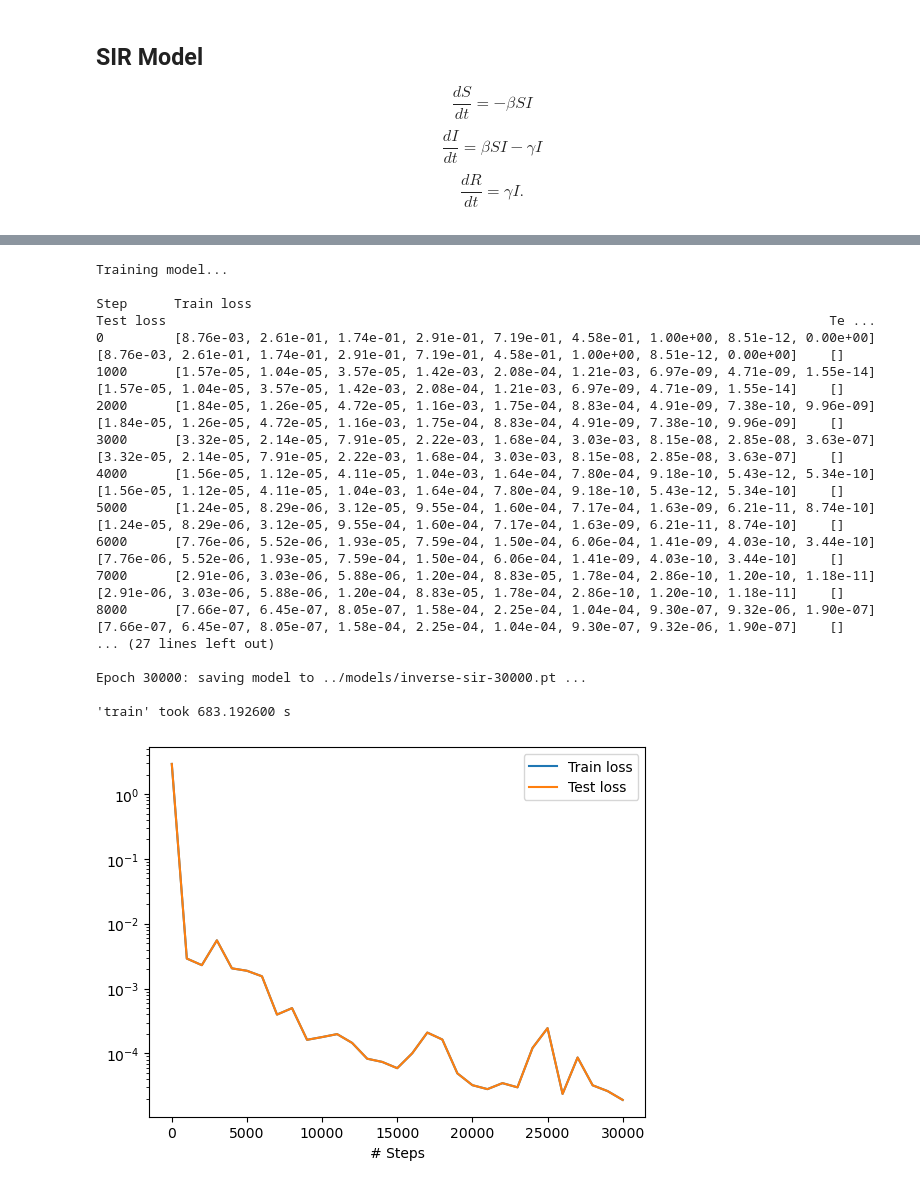
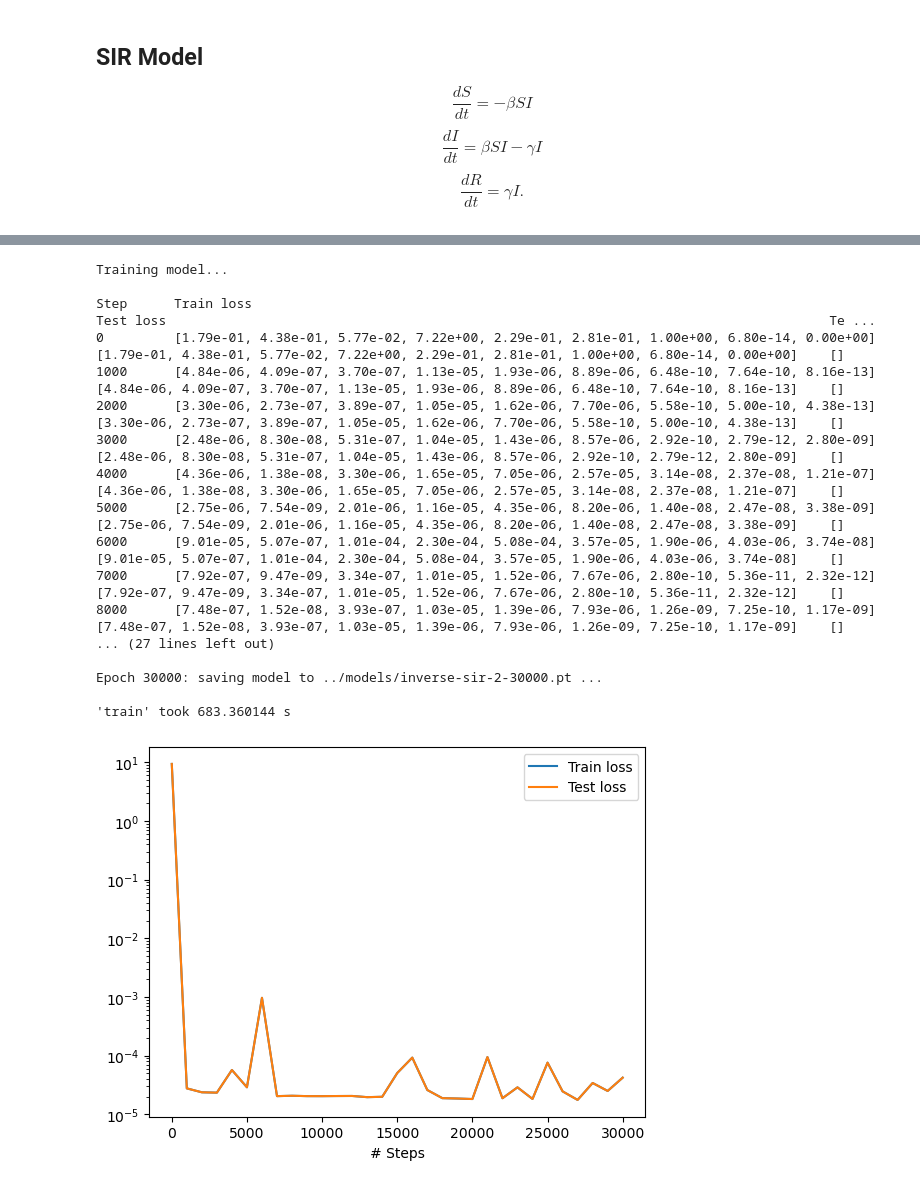
Before and after one commit to ginbar/iccsa2025_deepxde, a Jupyter notebook: examples/InverseSIR.ipynb, the cells around one changed output, grey strips where cells are left out. Cells and saved outputs as stored; diff of their text form; code cells hidden in the pictures.

```diff
--- a/examples/InverseSIR.ipynb
+++ b/examples/InverseSIR.ipynb
@@ -77,5 +77,5 @@ for i, row in df.iterrows():
         sir.loc[start:end - pd.Timedelta(days=1), 'I'] += 1
         sir.loc[end:, 'R'] += 1
 
-TOTAL_POPULATION = 342800  # 2023 Census
+TOTAL_POPULATION = 3833712  # 2022 Census
 sir['S'] = TOTAL_POPULATION - sir['I'] - sir['R']
@@ -154,6 +154,6 @@ model = dde.Model(data, net)
 
 model.compile("adam", lr=0.001,  external_trainable_variables=[beta, gamma])
 
-variable_cb = dde.callbacks.VariableValue([beta, gamma], period=1000, filename="variables.dat")
+variable_cb = dde.callbacks.VariableValue([beta, gamma], period=1000, filename="../variables/sir-beta-gamma.dat")
 # %% [output]
 Compiling model...
@@ -161,24 +161,24 @@ Compiling model...
 # %%
 
-losshistory, train_state = model.train(iterations=30000, callbacks=[variable_cb], model_save_path="../models/inverse-sir")
+losshistory, train_state = model.train(iterations=30000, callbacks=[variable_cb], model_save_path="../models/inverse-sir-2")
 
 dde.saveplot(losshistory, train_state, issave=False, isplot=True)
 # %% [output]
 Training model...
 
 Step      Train loss                                                                                    Test loss                                                                                     Te ...
-0         [8.76e-03, 2.61e-01, 1.74e-01, 2.91e-01, 7.19e-01, 4.58e-01, 1.00e+00, 8.51e-12, 0.00e+00]    [8.76e-03, 2.61e-01, 1.74e-01, 2.91e-01, 7.19e-01, 4.58e-01, 1.00e+00, 8.51e-12, 0.00e+00]    []
-1000      [1.57e-05, 1.04e-05, 3.57e-05, 1.42e-03, 2.08e-04, 1.21e-03, 6.97e-09, 4.71e-09, 1.55e-14]    [1.57e-05, 1.04e-05, 3.57e-05, 1.42e-03, 2.08e-04, 1.21e-03, 6.97e-09, 4.71e-09, 1.55e-14]    []
-2000      [1.84e-05, 1.26e-05, 4.72e-05, 1.16e-03, 1.75e-04, 8.83e-04, 4.91e-09, 7.38e-10, 9.96e-09]    [1.84e-05, 1.26e-05, 4.72e-05, 1.16e-03, 1.75e-04, 8.83e-04, 4.91e-09, 7.38e-10, 9.96e-09]    []
-3000      [3.32e-05, 2.14e-05, 7.91e-05, 2.22e-03, 1.68e-04, 3.03e-03, 8.15e-08, 2.85e-08, 3.63e-07]    [3.32e-05, 2.14e-05, 7.91e-05, 2.22e-03, 1.68e-04, 3.03e-03, 8.15e-08, 2.85e-08, 3.63e-07]    []
-4000      [1.56e-05, 1.12e-05, 4.11e-05, 1.04e-03, 1.64e-04, 7.80e-04, 9.18e-10, 5.43e-12, 5.34e-10]    [1.56e-05, 1.12e-05, 4.11e-05, 1.04e-03, 1.64e-04, 7.80e-04, 9.18e-10, 5.43e-12, 5.34e-10]    []
-5000      [1.24e-05, 8.29e-06, 3.12e-05, 9.55e-04, 1.60e-04, 7.17e-04, 1.63e-09, 6.21e-11, 8.74e-10]    [1.24e-05, 8.29e-06, 3.12e-05, 9.55e-04, 1.60e-04, 7.17e-04, 1.63e-09, 6.21e-11, 8.74e-10]    []
-6000      [7.76e-06, 5.52e-06, 1.93e-05, 7.59e-04, 1.50e-04, 6.06e-04, 1.41e-09, 4.03e-10, 3.44e-10]    [7.76e-06, 5.52e-06, 1.93e-05, 7.59e-04, 1.50e-04, 6.06e-04, 1.41e-09, 4.03e-10, 3.44e-10]    []
-7000      [2.91e-06, 3.03e-06, 5.88e-06, 1.20e-04, 8.83e-05, 1.78e-04, 2.86e-10, 1.20e-10, 1.18e-11]    [2.91e-06, 3.03e-06, 5.88e-06, 1.20e-04, 8.83e-05, 1.78e-04, 2.86e-10, 1.20e-10, 1.18e-11]    []
-8000      [7.66e-07, 6.45e-07, 8.05e-07, 1.58e-04, 2.25e-04, 1.04e-04, 9.30e-07, 9.32e-06, 1.90e-07]    [7.66e-07, 6.45e-07, 8.05e-07, 1.58e-04, 2.25e-04, 1.04e-04, 9.30e-07, 9.32e-06, 1.90e-07]    []
+0         [1.79e-01, 4.38e-01, 5.77e-02, 7.22e+00, 2.29e-01, 2.81e-01, 1.00e+00, 6.80e-14, 0.00e+00]    [1.79e-01, 4.38e-01, 5.77e-02, 7.22e+00, 2.29e-01, 2.81e-01, 1.00e+00, 6.80e-14, 0.00e+00]    []
+1000      [4.84e-06, 4.09e-07, 3.70e-07, 1.13e-05, 1.93e-06, 8.89e-06, 6.48e-10, 7.64e-10, 8.16e-13]    [4.84e-06, 4.09e-07, 3.70e-07, 1.13e-05, 1.93e-06, 8.89e-06, 6.48e-10, 7.64e-10, 8.16e-13]    []
+2000      [3.30e-06, 2.73e-07, 3.89e-07, 1.05e-05, 1.62e-06, 7.70e-06, 5.58e-10, 5.00e-10, 4.38e-13]    [3.30e-06, 2.73e-07, 3.89e-07, 1.05e-05, 1.62e-06, 7.70e-06, 5.58e-10, 5.00e-10, 4.38e-13]    []
+3000      [2.48e-06, 8.30e-08, 5.31e-07, 1.04e-05, 1.43e-06, 8.57e-06, 2.92e-10, 2.79e-12, 2.80e-09]    [2.48e-06, 8.30e-08, 5.31e-07, 1.04e-05, 1.43e-06, 8.57e-06, 2.92e-10, 2.79e-12, 2.80e-09]    []
+4000      [4.36e-06, 1.38e-08, 3.30e-06, 1.65e-05, 7.05e-06, 2.57e-05, 3.14e-08, 2.37e-08, 1.21e-07]    [4.36e-06, 1.38e-08, 3.30e-06, 1.65e-05, 7.05e-06, 2.57e-05, 3.14e-08, 2.37e-08, 1.21e-07]    []
+5000      [2.75e-06, 7.54e-09, 2.01e-06, 1.16e-05, 4.35e-06, 8.20e-06, 1.40e-08, 2.47e-08, 3.38e-09]    [2.75e-06, 7.54e-09, 2.01e-06, 1.16e-05, 4.35e-06, 8.20e-06, 1.40e-08, 2.47e-08, 3.38e-09]    []
+6000      [9.01e-05, 5.07e-07, 1.01e-04, 2.30e-04, 5.08e-04, 3.57e-05, 1.90e-06, 4.03e-06, 3.74e-08]    [9.01e-05, 5.07e-07, 1.01e-04, 2.30e-04, 5.08e-04, 3.57e-05, 1.90e-06, 4.03e-06, 3.74e-08]    []
+7000      [7.92e-07, 9.47e-09, 3.34e-07, 1.01e-05, 1.52e-06, 7.67e-06, 2.80e-10, 5.36e-11, 2.32e-12]    [7.92e-07, 9.47e-09, 3.34e-07, 1.01e-05, 1.52e-06, 7.67e-06, 2.80e-10, 5.36e-11, 2.32e-12]    []
+8000      [7.48e-07, 1.52e-08, 3.93e-07, 1.03e-05, 1.39e-06, 7.93e-06, 1.26e-09, 7.25e-10, 1.17e-09]    [7.48e-07, 1.52e-08, 3.93e-07, 1.03e-05, 1.39e-06, 7.93e-06, 1.26e-09, 7.25e-10, 1.17e-09]    []
 ... (27 lines left out)
 
-Epoch 30000: saving model to ../models/inverse-sir-30000.pt ...
+Epoch 30000: saving model to ../models/inverse-sir-2-30000.pt ...
 
-'train' took 683.192600 s
+'train' took 683.360144 s
-[figure, old version]
+[figure, new version]
```
Also changed, not shown: parts of 10 cells of this notebook, 2 other files.
